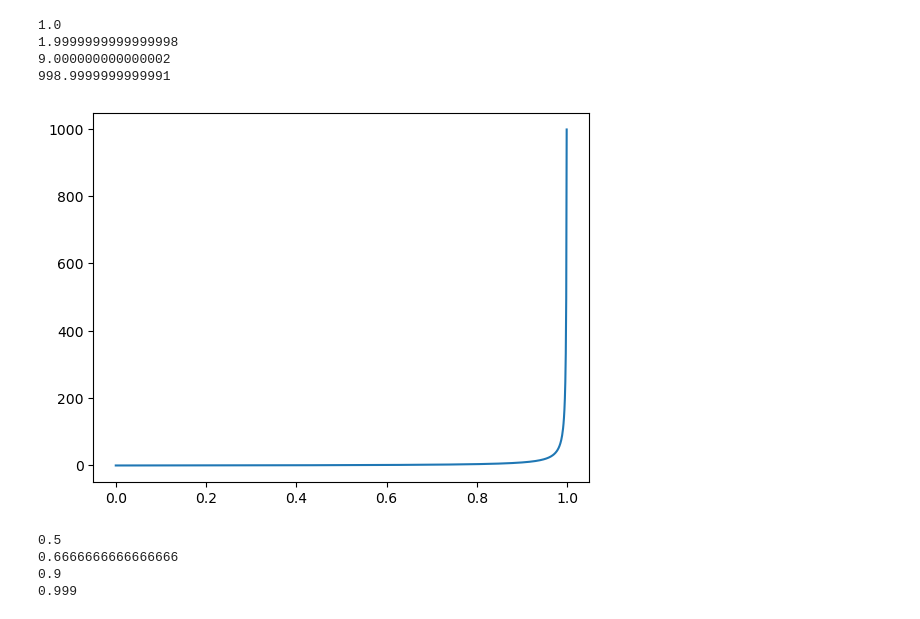
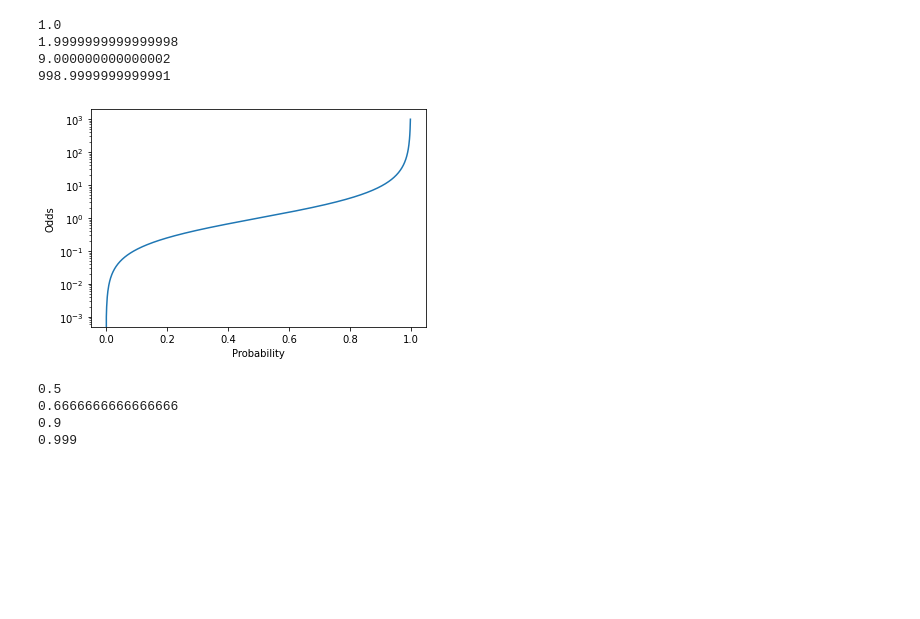
Before and after one commit to stanford-mse-125/demos, a Jupyter notebook: logistic_regression.ipynb, the cells around one changed output. Drawn from its saved outputs; the diff is of its cells as text; code cells hidden in the pictures; blank space fills up the shorter version.

Commit message:
added plot labels and descriptions of covars

```diff
--- a/logistic_regression.ipynb
+++ b/logistic_regression.ipynb
@@ -155,11 +160,14 @@ print(prob_to_odds(0.999))
 # %%
 # odds map the [0,1] probability scale to the [0,+Inf) odds scale
 p_range = np.linspace(0,1,1000)
 odds_range = prob_to_odds(p_range)
 plt.plot(p_range, odds_range)
+plt.xlabel("Probability")
+plt.ylabel("Odds")
+plt.yscale("log")
 plt.show()
 # %% [output]
-[figure, old version]
+[figure, new version]
 # %%
 # Odds can be converted back to probabilities
 def odds_to_prob(odds):
```
Also changed, not shown: parts of 10 cells of this notebook.
